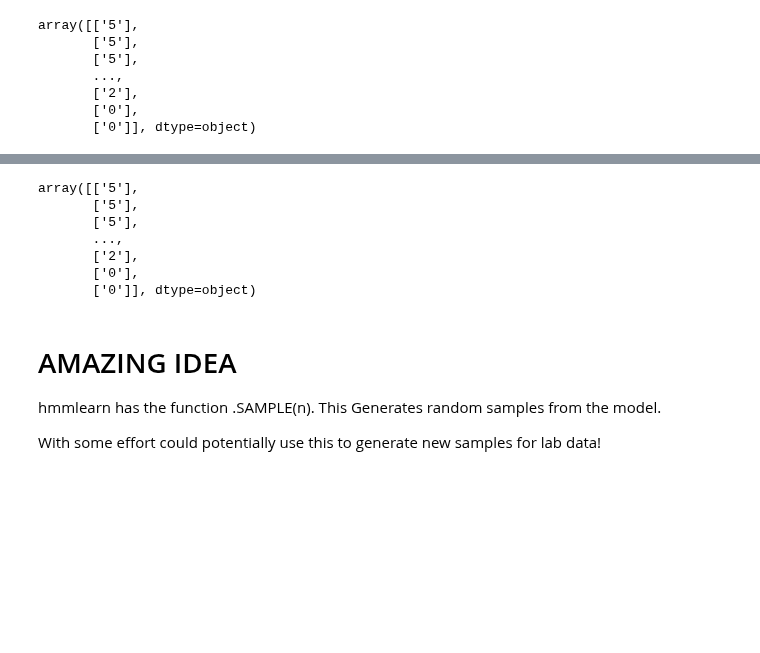
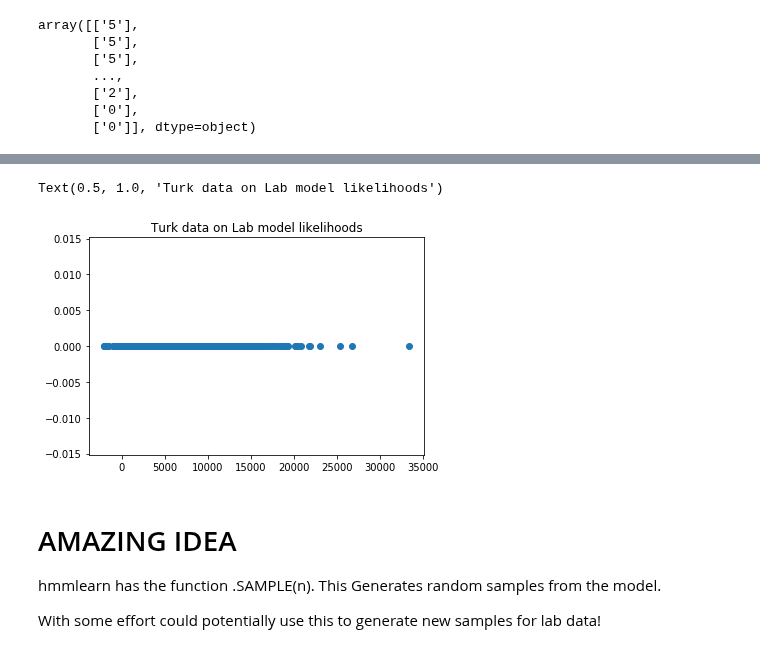
Before and after one commit to DJSaunders1997/Masters-Project, a Jupyter notebook: NLP-Notebook.ipynb, the cells around one changed output, grey strips where cells are left out. Cells and saved outputs as stored; diff of their text form; code cells hidden in the pictures; blank space fills up the shorter version.

```diff
--- a/NLP-Notebook.ipynb
+++ b/NLP-Notebook.ipynb
@@ -874,13 +904,15 @@ model_score_list(lab_model, m_turk, turk_lengths)  # Try turk data on lab model
-# %%
-m_lab[0:lab_lengths[0]]
-# %% [output]
-array([['5'],
-       ['5'],
-       ['5'],
-       ...,
-       ['2'],
-       ['0'],
-       ['0']], dtype=object)
+# %%
+turk_data_lab_model = model_score_list(lab_model, m_turk, turk_lengths)  # Try turk data on lab model
+
+#plt.scatter(turk_data_lab_model,turk_data_lab_model)
+plt.scatter( turk_data_lab_model, np.zeros((len(turk_data_lab_model),1)) )
+plt.title('Turk data on Lab model likelihoods')
+
+# Mabye we can say that any items above 20,000 belong so well to the lab class we can reclassify
+# For turk data on turk model could say any negative values are in the wrong class and should be reclassified to online data.
+# %% [output]
+Text(0.5, 1.0, 'Turk data on Lab model likelihoods')
+[figure, added]
 # %% [markdown]
 # AMAZING IDEA
 
```
Also changed, not shown: parts of 11 cells of this notebook.
